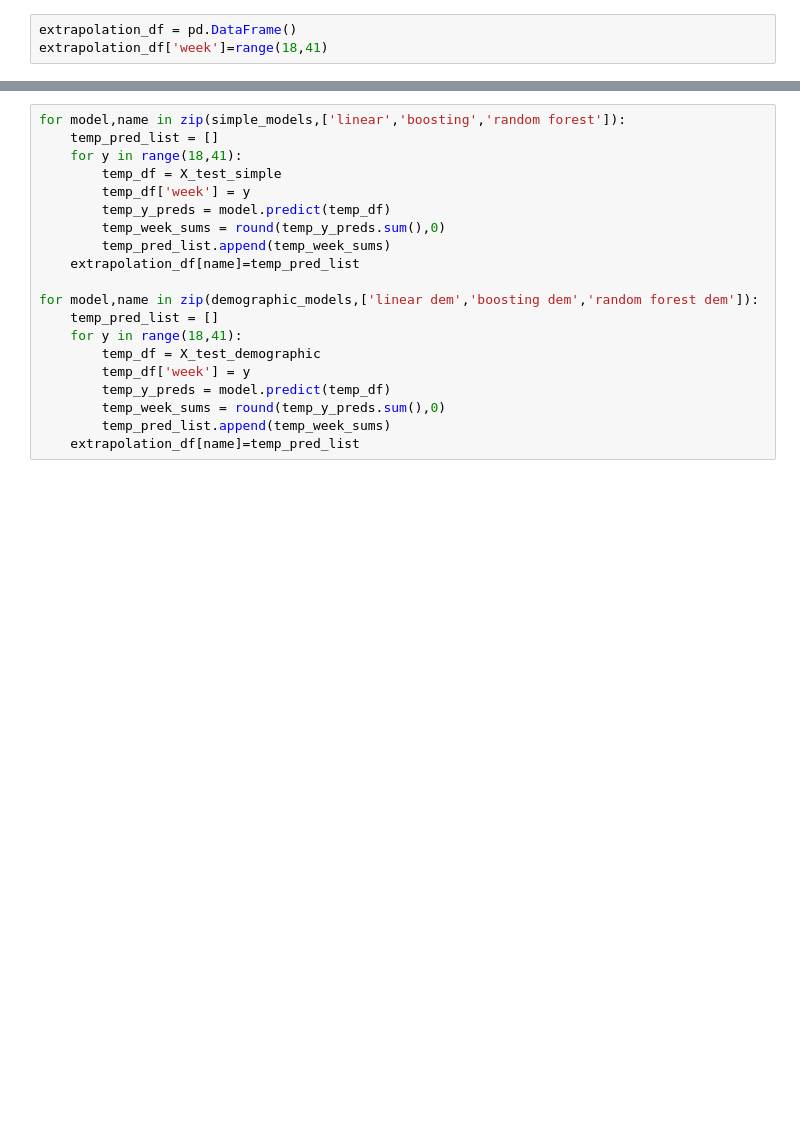
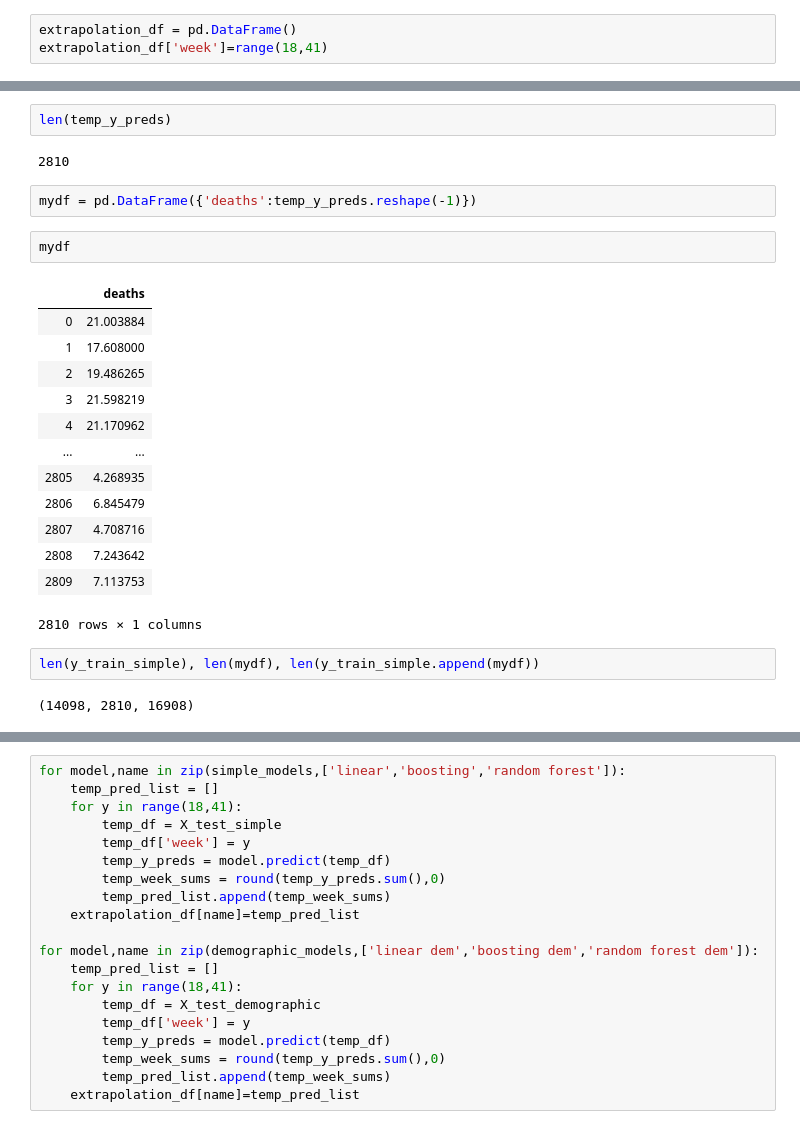
Before and after one commit to CS109b-Team37/Pollution-Prediction, a Jupyter notebook: analyses/prediction_models_ee.ipynb, the cells around one changed output, grey strips where cells are left out. Saved outputs shown, nothing was run; the diff lists cells and outputs as text; blank space fills up the shorter version.

```diff
--- a/analyses/prediction_models_ee.ipynb
+++ b/analyses/prediction_models_ee.ipynb
@@ -382,0 +430,26 @@ extrapolation_df['week']=range(18,41)
+# %%
+len(temp_y_preds)
+# %% [output]
+2810
+# %%
+mydf = pd.DataFrame({'deaths':temp_y_preds.reshape(-1)})
+# %%
+mydf
+# %% [output]
+|  | deaths |
+| 0 | 21.003884 |
+| 1 | 17.608000 |
+| 2 | 19.486265 |
+| 3 | 21.598219 |
+| 4 | 21.170962 |
+| ... | ... |
+| 2805 | 4.268935 |
+| 2806 | 6.845479 |
+| 2807 | 4.708716 |
+| 2808 | 7.243642 |
+| 2809 | 7.113753 |
+2810 rows × 1 columns
+# %%
+len(y_train_simple), len(mydf), len(y_train_simple.append(mydf))
+# %% [output]
+(14098, 2810, 16908)
```
Also changed, not shown: parts of 15 cells of this notebook.
